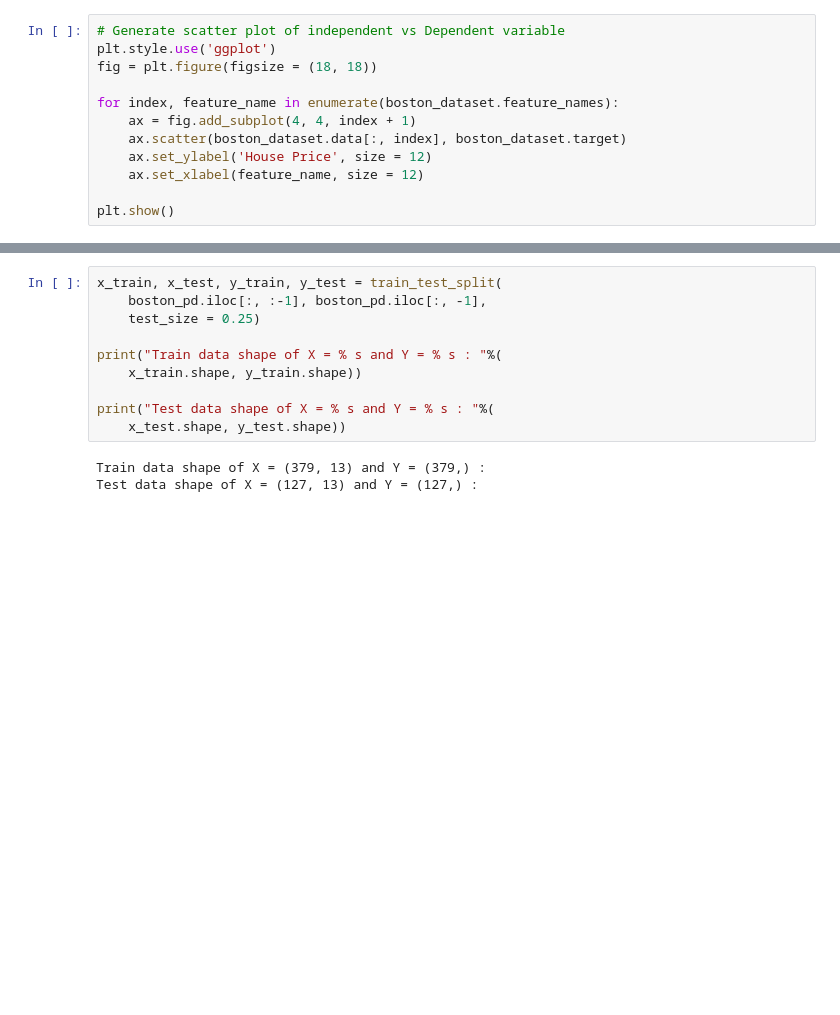
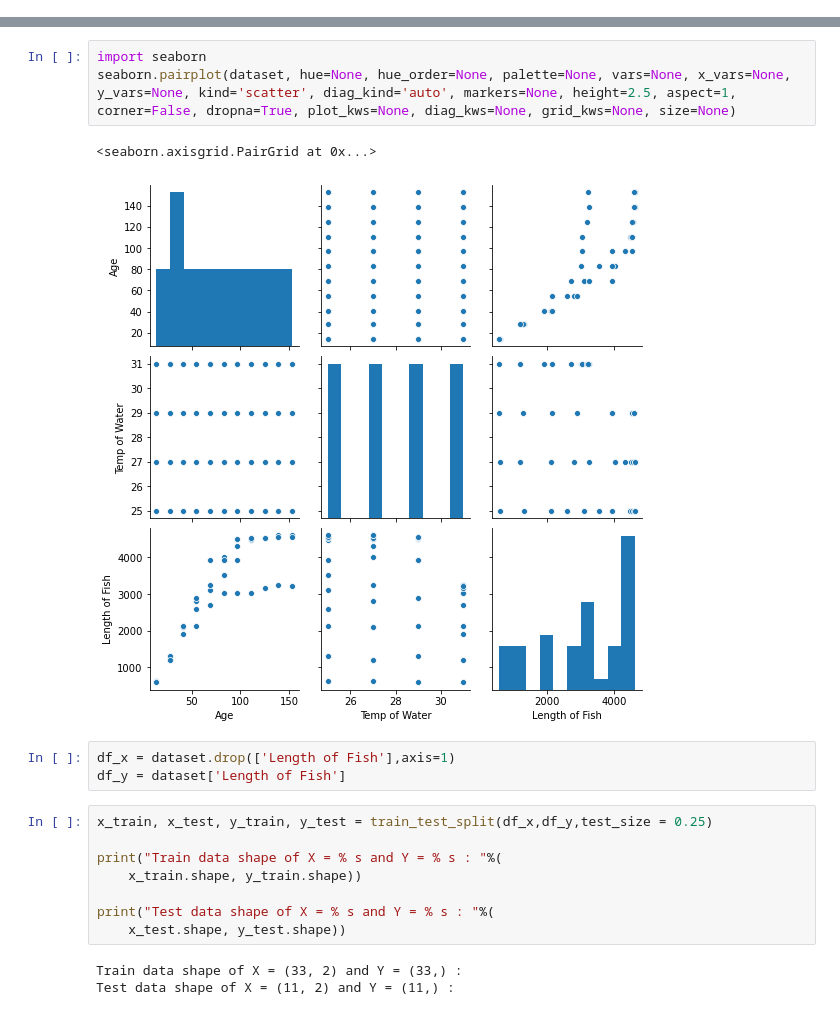
Before and after one commit to Prakhar-Saxena/CollegeAssignments, a Jupyter notebook: CS383/honours/L1_Norm_features_selection.ipynb, the cells around one changed output, grey strips where cells are left out. Cells and saved outputs as stored; diff of their text form; blank space fills up the shorter version.

```diff
--- a/CS383/honours/L1_Norm_features_selection.ipynb
+++ b/CS383/honours/L1_Norm_features_selection.ipynb
@@ -31,12 +6,0 @@ Boston house prices dataset
-# %%
-# Generate scatter plot of independent vs Dependent variable
-plt.style.use('ggplot')
-fig = plt.figure(figsize = (18, 18))
-
-for index, feature_name in enumerate(boston_dataset.feature_names):
-	ax = fig.add_subplot(4, 4, index + 1)
-	ax.scatter(boston_dataset.data[:, index], boston_dataset.target)
-	ax.set_ylabel('House Price', size = 12)
-	ax.set_xlabel(feature_name, size = 12)
-
-plt.show()
@@ -73,7 +20,14 @@ print(boston_pd.head())
+# %%
+import seaborn
+seaborn.pairplot(dataset, hue=None, hue_order=None, palette=None, vars=None, x_vars=None, y_vars=None, kind='scatter', diag_kind='auto', markers=None, height=2.5, aspect=1, corner=False, dropna=True, plot_kws=None, diag_kws=None, grid_kws=None, size=None)
+# %% [output]
+<seaborn.axisgrid.PairGrid at 0x...>
+[figure, added]
+# %%
+df_x = dataset.drop(['Length of Fish'],axis=1)
+df_y = dataset['Length of Fish']
 # %%
-x_train, x_test, y_train, y_test = train_test_split(
-	boston_pd.iloc[:, :-1], boston_pd.iloc[:, -1],
-	test_size = 0.25)
+x_train, x_test, y_train, y_test = train_test_split(df_x,df_y,test_size = 0.25)
 
 print("Train data shape of X = % s and Y = % s : "%(
 	x_train.shape, y_train.shape))
@@ -81,8 +35,8 @@ print("Train data shape of X = % s and Y = % s : "%(
 print("Test data shape of X = % s and Y = % s : "%(
 	x_test.shape, y_test.shape))
 # %% [output]
-Train data shape of X = (379, 13) and Y = (379,) :
-Test data shape of X = (127, 13) and Y = (127,) :
+Train data shape of X = (33, 2) and Y = (33,) :
+Test data shape of X = (11, 2) and Y = (11,) :
 # %%
 # import Lasso regression from sklearn library
 from sklearn.linear_model import Lasso
```
Also changed, not shown: parts of 9 cells of this notebook, 2 other files.
